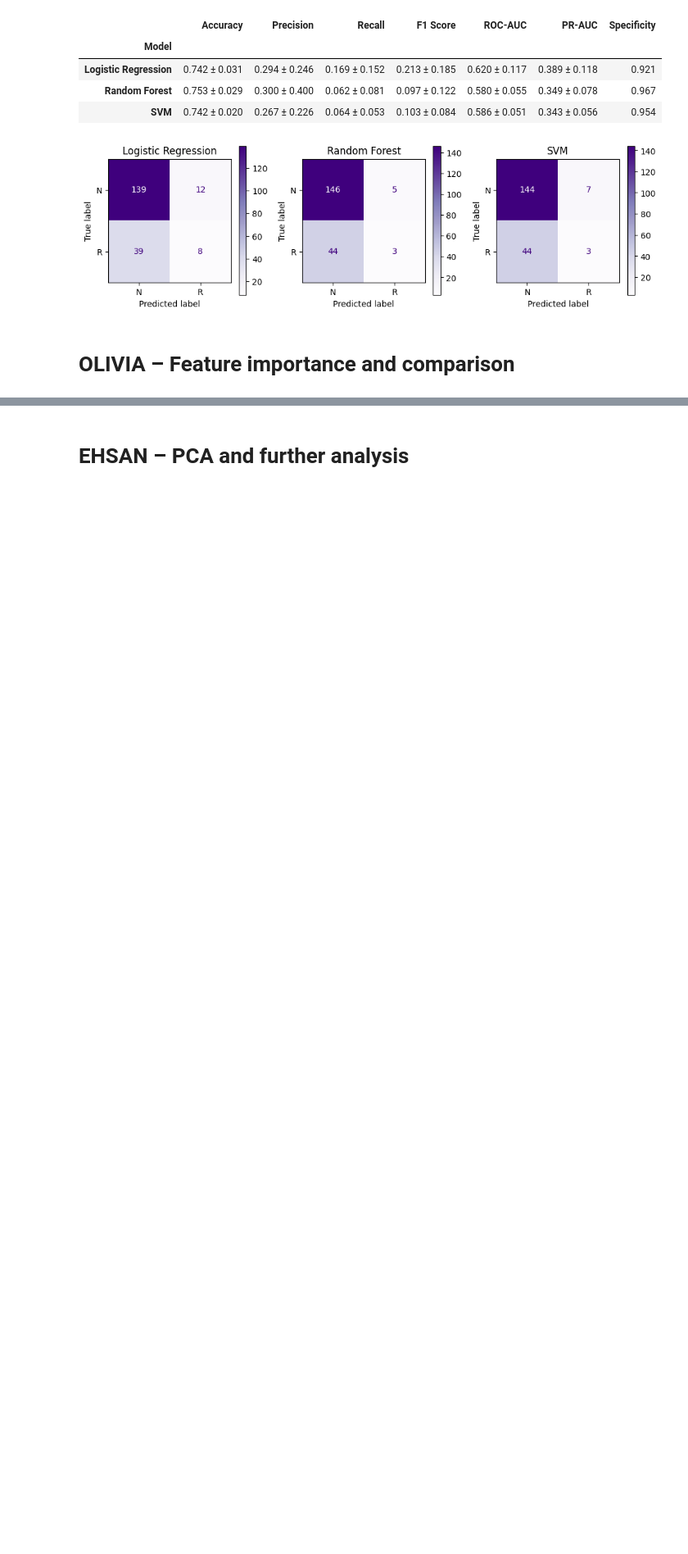
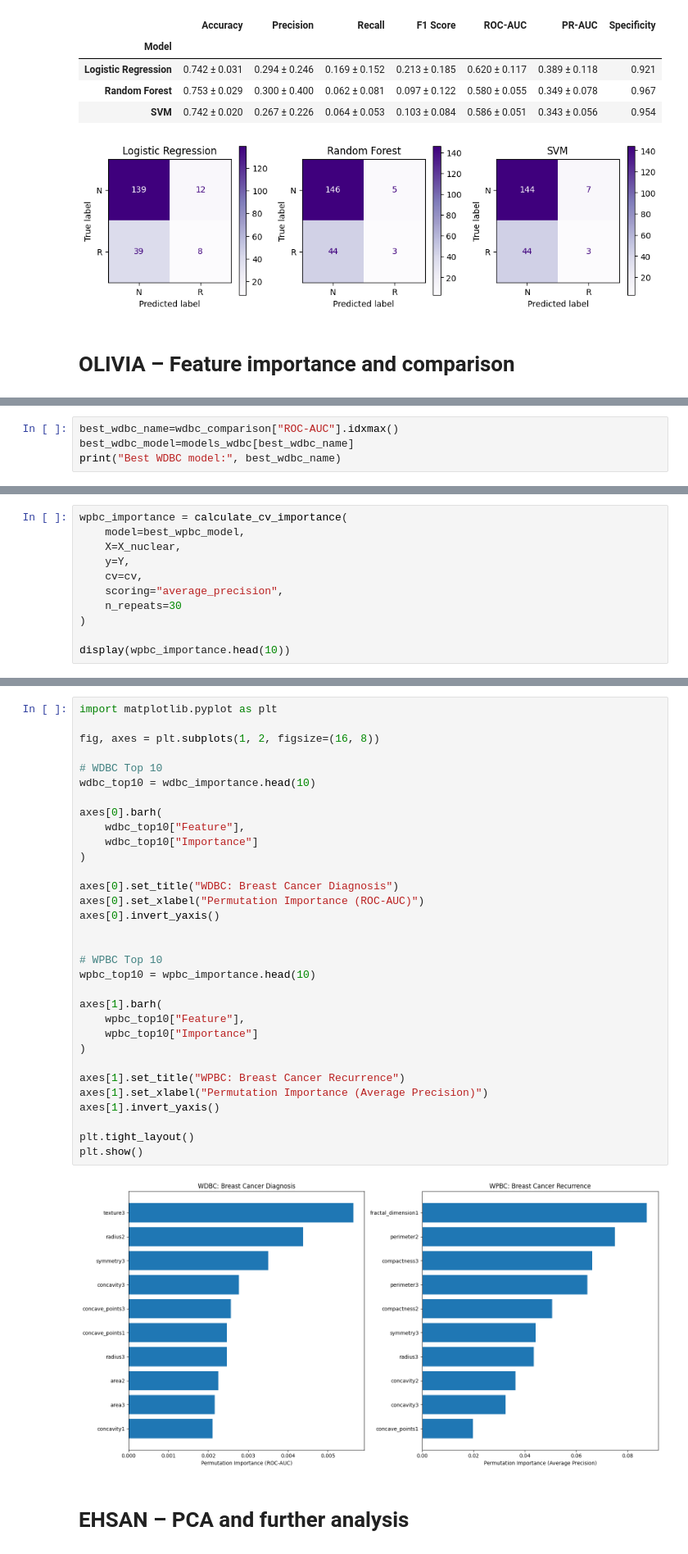
Before and after one commit to Bndreea/Team-9, a Jupyter notebook: Group9.ipynb, the cells around one changed output, grey strips where cells are left out. Shown at 82% size. Saved outputs shown, nothing was run; the diff lists cells and outputs as text; blank space fills up the shorter version.

```diff
--- a/Group9.ipynb
+++ b/Group9.ipynb
@@ -819,0 +888,4 @@ plt.show()
+# %%
+best_wdbc_name=wdbc_comparison["ROC-AUC"].idxmax()
+best_wdbc_model=models_wdbc[best_wdbc_name]
+print("Best WDBC model:", best_wdbc_name)
@@ -819,0 +1036,11 @@ plt.show()
+# %%
+wpbc_importance = calculate_cv_importance(
+    model=best_wpbc_model,
+    X=X_nuclear,
+    y=Y,
+    cv=cv,
+    scoring="average_precision",
+    n_repeats=30
+)
+
+display(wpbc_importance.head(10))
@@ -820,2 +1202,36 @@ plt.show()
+# %%
+import matplotlib.pyplot as plt
+
+fig, axes = plt.subplots(1, 2, figsize=(16, 8))
+
+# WDBC Top 10
+wdbc_top10 = wdbc_importance.head(10)
+
+axes[0].barh(
+    wdbc_top10["Feature"],
+    wdbc_top10["Importance"]
+)
+
+axes[0].set_title("WDBC: Breast Cancer Diagnosis")
+axes[0].set_xlabel("Permutation Importance (ROC-AUC)")
+axes[0].invert_yaxis()
+
+
+# WPBC Top 10
+wpbc_top10 = wpbc_importance.head(10)
+
+axes[1].barh(
+    wpbc_top10["Feature"],
+    wpbc_top10["Importance"]
+)
+
+axes[1].set_title("WPBC: Breast Cancer Recurrence")
+axes[1].set_xlabel("Permutation Importance (Average Precision)")
+axes[1].invert_yaxis()
+
+plt.tight_layout()
+plt.show()
+# %% [output]
+[figure, added]
 # %% [markdown]
 # **EHSAN – PCA and further analysis**
```
Also changed, not shown: parts of 19 cells of this notebook.
